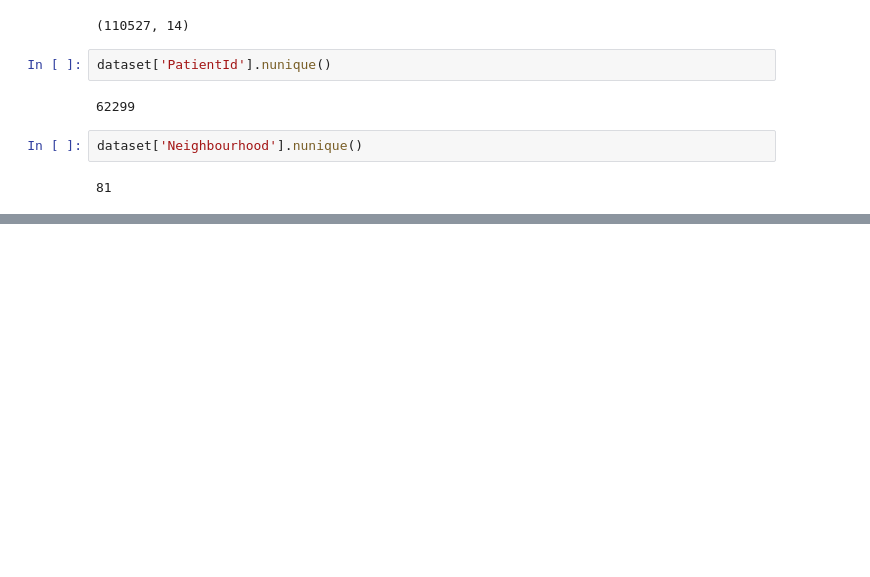
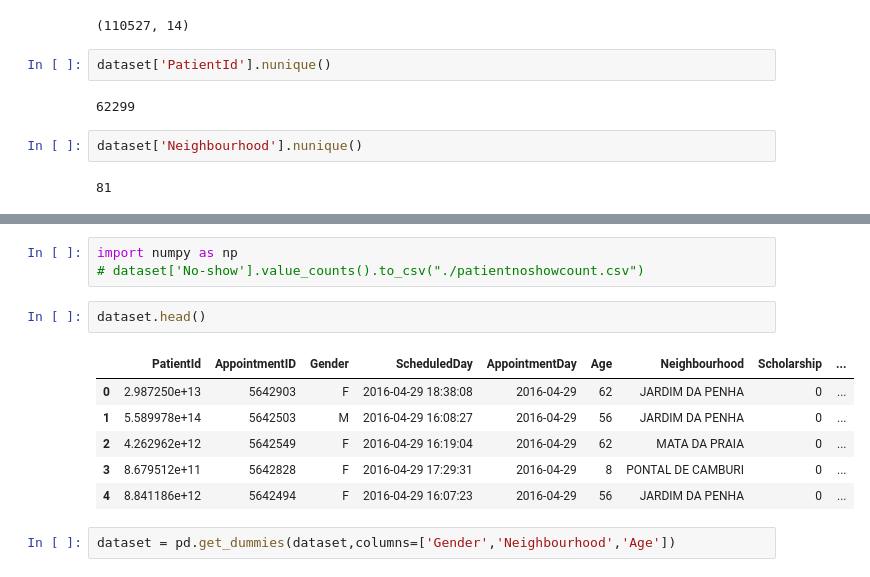
Before and after one commit to Oladotun/PatientNoShows, a Jupyter notebook: PredictPatientNoShows.ipynb, the cells around one changed output, grey strips where cells are left out. Saved outputs shown, nothing was run; the diff lists cells and outputs as text; blank space fills up the shorter version.

```diff
--- a/PredictPatientNoShows.ipynb
+++ b/PredictPatientNoShows.ipynb
@@ -34,0 +93,14 @@ KeyError: 'age'
+# %%
+import numpy as np
+# dataset['No-show'].value_counts().to_csv("./patientnoshowcount.csv")
+# %%
+dataset.head()
+# %% [output]
+|  | PatientId | AppointmentID | Gender | ScheduledDay | AppointmentDay | Age | Neighbourhood | Scholarship | ... |
+| 0 | 2.987250e+13 | 5642903 | F | 2016-04-29 18:38:08 | 2016-04-29 | 62 | JARDIM DA PENHA | 0 | ... |
+| 1 | 5.589978e+14 | 5642503 | M | 2016-04-29 16:08:27 | 2016-04-29 | 56 | JARDIM DA PENHA | 0 | ... |
+| 2 | 4.262962e+12 | 5642549 | F | 2016-04-29 16:19:04 | 2016-04-29 | 62 | MATA DA PRAIA | 0 | ... |
+| 3 | 8.679512e+11 | 5642828 | F | 2016-04-29 17:29:31 | 2016-04-29 | 8 | PONTAL DE CAMBURI | 0 | ... |
+| 4 | 8.841186e+12 | 5642494 | F | 2016-04-29 16:07:23 | 2016-04-29 | 56 | JARDIM DA PENHA | 0 | ... |
+# %%
+dataset = pd.get_dummies(dataset,columns=['Gender','Neighbourhood','Age'])
```
Also changed, not shown: parts of 27 cells of this notebook.
